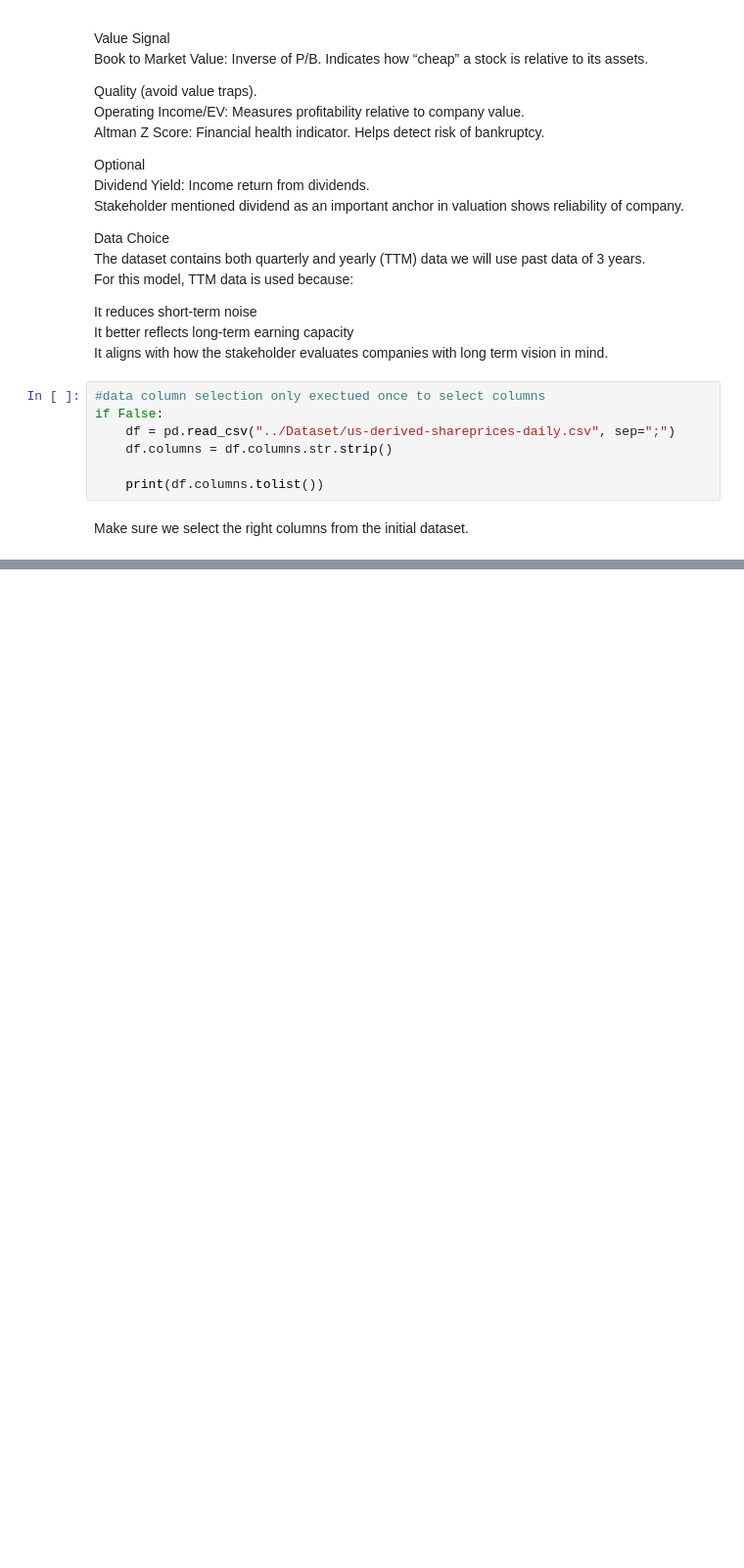
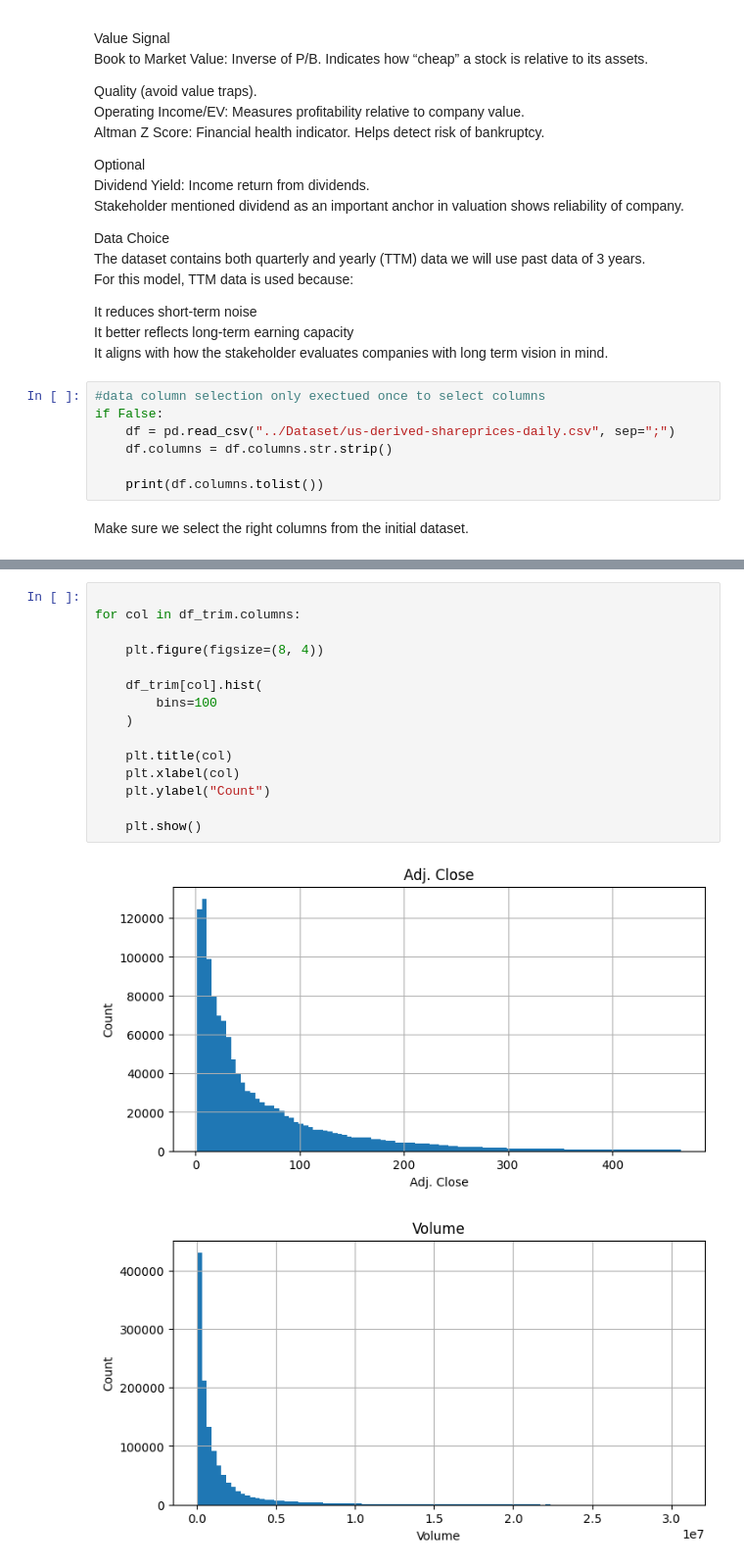
Before and after one commit to ayoub-lafhailat/Value-Investing, a Jupyter notebook: Models/Baseline.ipynb, the cells around one changed output, grey strips where cells are left out. Shown at 98% size. Cells and saved outputs as stored; diff of their text form; blank space fills up the shorter version.

```diff
--- a/Models/Baseline.ipynb
+++ b/Models/Baseline.ipynb
@@ -165,0 +564,18 @@ plot = df.hist(column="Adj. Close")
+# %%
+
+for col in df_trim.columns:
+
+    plt.figure(figsize=(8, 4))
+
+    df_trim[col].hist(
+        bins=100
+    )
+
+    plt.title(col)
+    plt.xlabel(col)
+    plt.ylabel("Count")
+
+    plt.show()
+# %% [output]
+[figure, added]
+[figure, added]
```
Also changed, not shown: parts of 42 cells of this notebook, 2 other files.
